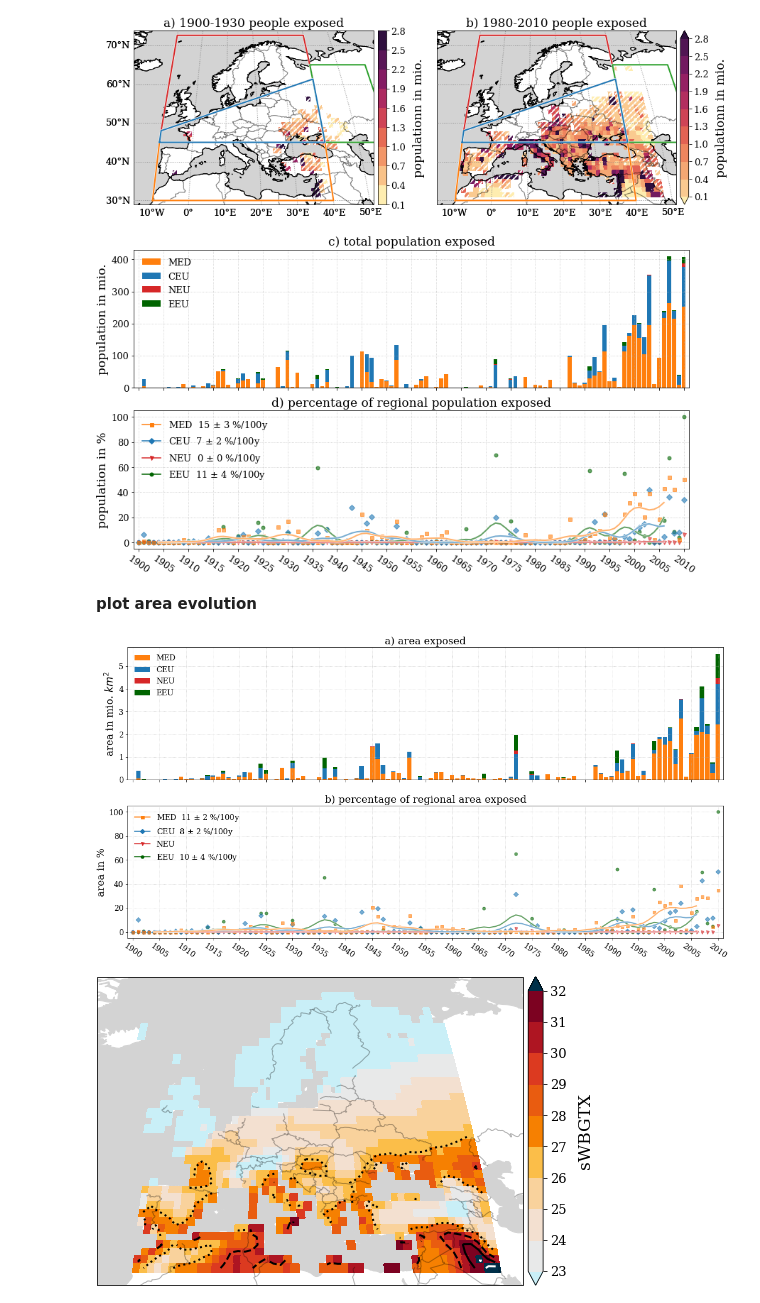
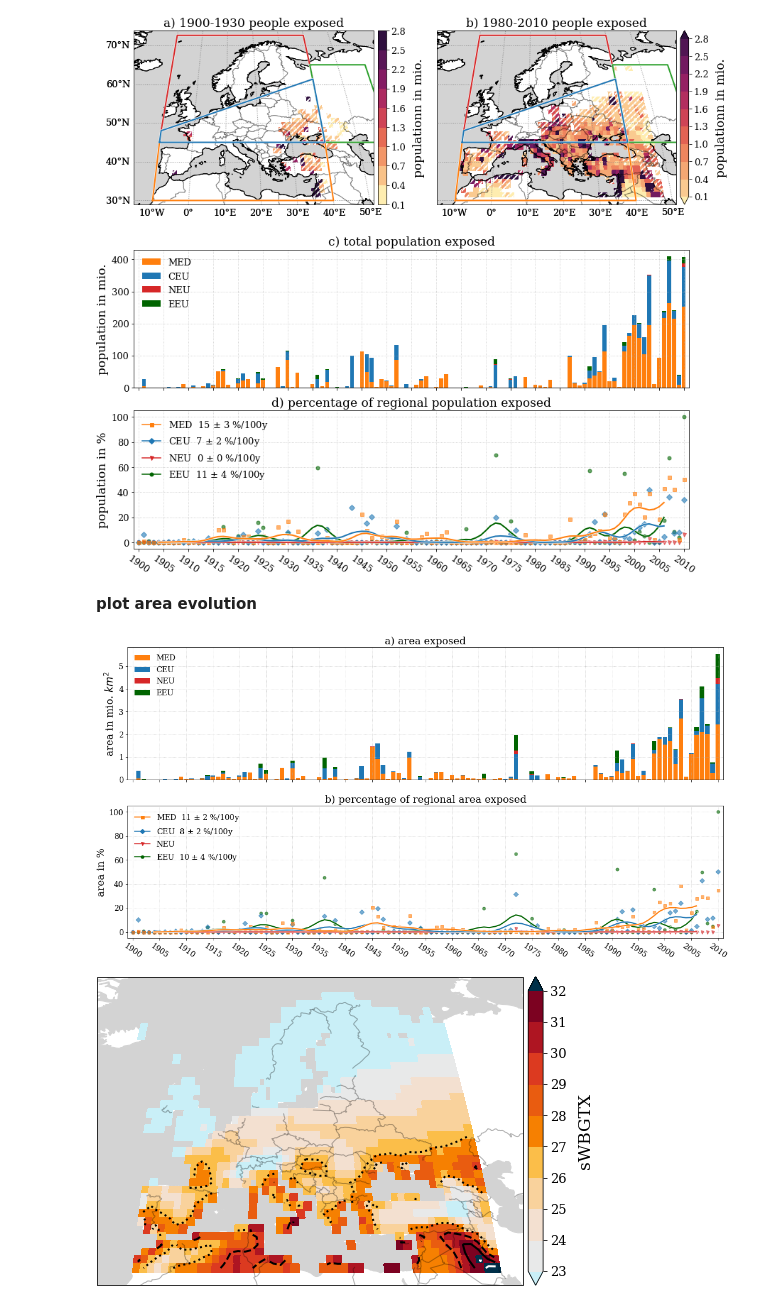
Before and after one commit to nilsnevertree/Trends-in-Heat-Stress-over-Europe, a Jupyter notebook: Scripts/heat_wave_population-ydrunpctl.ipynb, the cells around one changed output. Drawn from its saved outputs; the diff is of its cells as text; code cells hidden in the pictures.

Commit message:
population no alpha

```diff
--- a/Scripts/heat_wave_population-ydrunpctl.ipynb
+++ b/Scripts/heat_wave_population-ydrunpctl.ipynb
@@ -85,6 +83,8 @@ xmax = 2011
 fig = plt.figure(figsize = (14,14))
 gs = gridspec.GridSpec(7,2, wspace = 0.2 , hspace = 0.4)
 # plt.suptitle(suptitle, y = 0.94)
+suptitle = "population exposed to heatwave\nat least {:.0f} heatwave days per year and {:.0f} percentile of sWBGT\nfor a) and b) if at least {:.0f} years with above conditions occure\n for a) and b) hatched if at least {:.0f} years with above conditions occure".format(min_yearlydays, quantile_sWBGT * 100, min_years, min_years_low)
+savename = "population_exposed_{:.0f}mindays_{:.0f}percsWBGT_{:.0f}years".format(min_yearlydays, quantile_sWBGT * 100, min_years)
 
 # first 30 years
 timeslice = slice('1900','1931')
@@ -160,35 +160,35 @@ for idx, color, name, marker in [(18, 'darkgreen', 'EEU', 'o'), (16, 'tab:red',
              color = color, linewidth = 2,
              linestyle = '-', marker = marker,
              markersize = 0, label = name,
-             zorder = 3, alpha = 0.6)
+             zorder = 3, alpha = 1)
 
     ax3.plot(mask.year, plot_data,
              color = color,
              linestyle = '-', linewidth = 0,
              markersize = 5, marker = marker,
              alpha = 0.6, zorder = 2)
 
     if linreg['p_value'].values <= 0.05 :
         patches.append(mlines.Line2D([], [], color=color, marker=marker,
                           markersize=5, label=name + r'  {:.0f} {:} {:.0f} {:}'.format(linreg['slope'].values*100/111*100, r'$\pm$', linreg['std_err'].values*100/111*100, '%/100y')))
     else:
         patches.append(mlines.Line2D([], [], color=color, marker=marker,
                           markersize=5, label=name))
 
 ax3.legend(handles = patches[::-1])
 ax3.set_title(lower_title)
 ax3.set_ylabel('population in %')
 ax3.get_shared_x_axes().join(ax2, ax3)
 ax2.set_xticklabels([])
 ax3.set_xticks(np.arange(xmin +1,xmax,5))
 ax3.set_xticklabels(np.arange(xmin +1,xmax,5), rotation = -35)
 ax3.set_xlim([xmin,xmax])
 
 # ax3.set_xtickslabels(np.arange(xmax +1,xmax,5))
 ax3.grid()
 fig.savefig(populationfolder + savename + '_ydrunpctl_98_referenceperiod')
 # %% [output]
-[figure, old version]
+[figure, new version]
 # %% [markdown]
 **plot area evolution**
 # %%
@@ -242,7 +242,7 @@ for idx, color, name, marker in [(18, 'darkgreen', 'EEU', 'o'), (16, 'tab:red',
              color = color, linewidth = 2,
              linestyle = '-', marker = marker,
              markersize = 0, label = name,
-             zorder = 3, alpha = 0.6)
+             zorder = 3, alpha = 1)
 
     ax3.plot(mask.year, plot_data,
              color = color,
@@ -270,7 +270,7 @@ ax3.set_xlim([xmin,xmax])
 ax3.grid()
 fig.savefig(populationfolder + savename + '_ydrunpctl_98_referenceperiod')
 # %% [output]
-[figure, old version]
+[figure, new version]
 # %%
 
 fig = plt.figure(figsize = (8,8))
```
Also changed, not shown: parts of 1 cell of this notebook, 4 other files.
